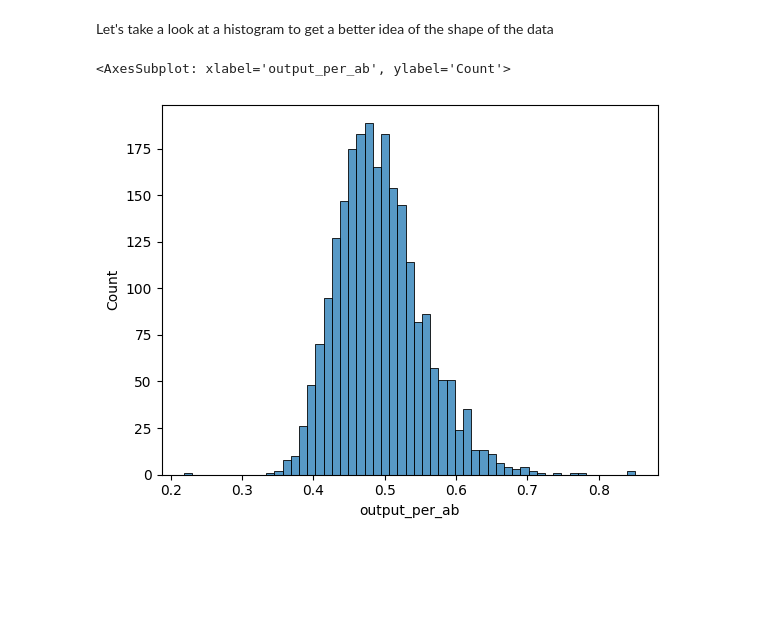
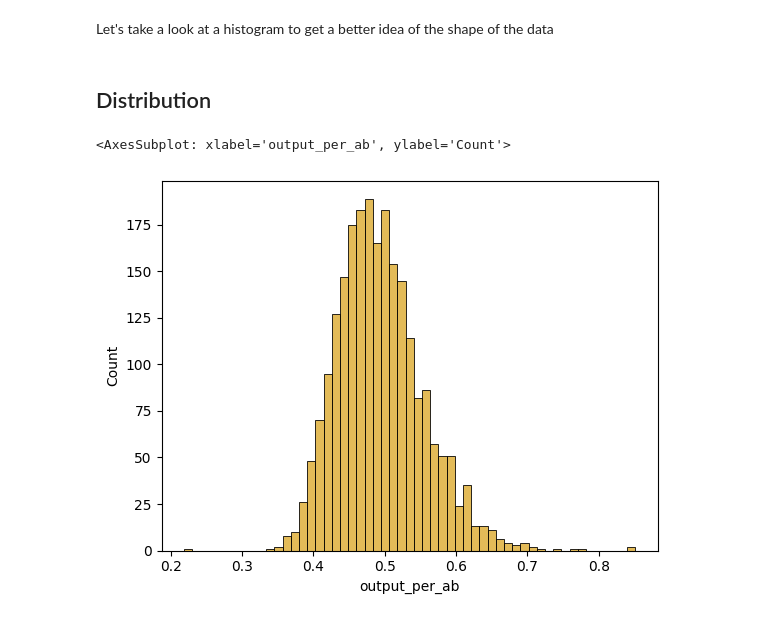
Before and after one commit to Taylorgtyler/career-hitting-stats, a Jupyter notebook: career-hitting-efficiency.ipynb, the cells around one changed output. Cells and saved outputs as stored; diff of their text form; code cells hidden in the pictures; blank space fills up the shorter version.

```diff
--- a/career-hitting-efficiency.ipynb
+++ b/career-hitting-efficiency.ipynb
@@ -154,11 +155,13 @@ hdf4.head()
 | 4 | T Cobb | CF | 3034.0 | 11429.0 | 0.010237 | 0.267215 | 0.063260 | 0.025987 | ... |
 # %% [markdown]
 Let's take a look at a histogram to get a better idea of the shape of the data
+# %% [markdown]
+## Distribution
 # %%
-sns.histplot(data=hdf3, x='output_per_ab')
+sns.histplot(data=hdf3, x='output_per_ab', color='goldenrod')
 # %% [output]
 <AxesSubplot: xlabel='output_per_ab', ylabel='Count'>
-[figure, old version]
+[figure, new version]
 # %%
 sns.set_theme(style='darkgrid')
 fig, axs = plt.subplots(2, 3, figsize=(10, 10))
```
Also changed, not shown: parts of 23 cells of this notebook.
